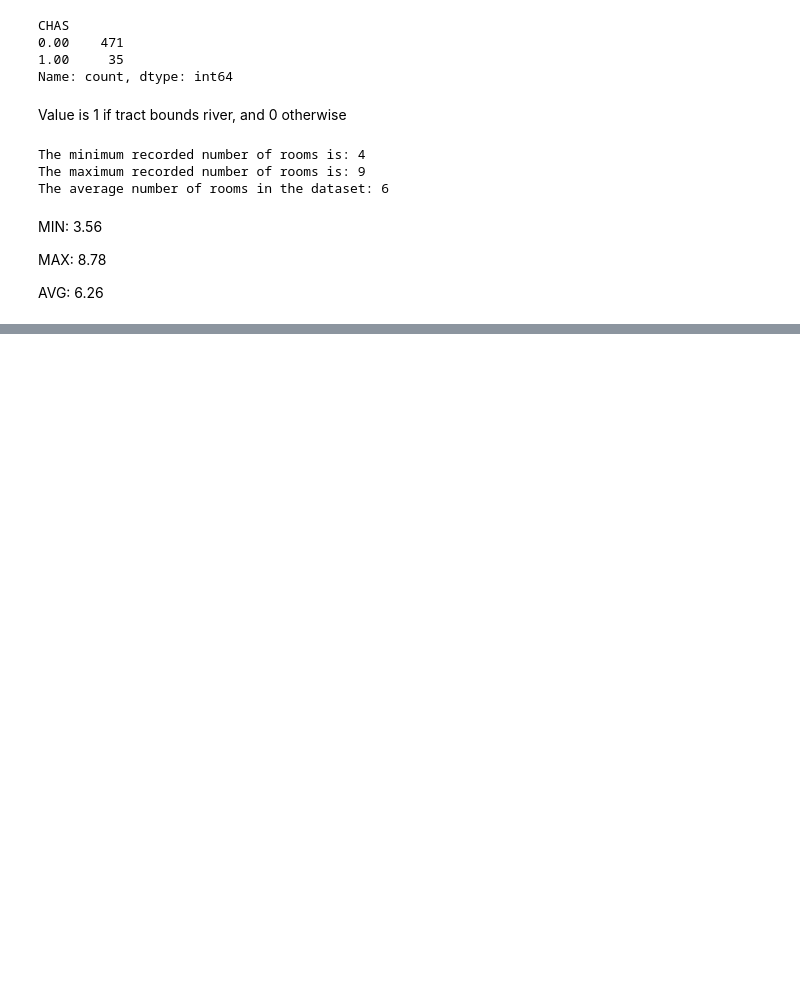
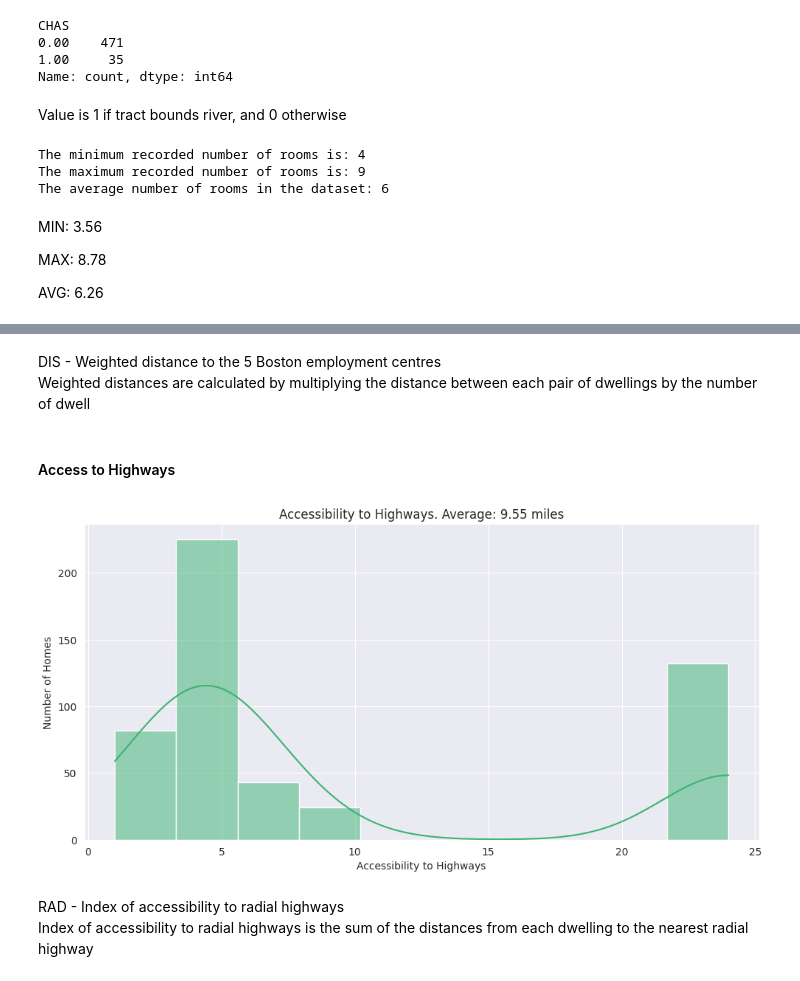
Before and after one commit to DejusDevspace/house-price-prediction, a Jupyter notebook: house_price.ipynb, the cells around one changed output, grey strips where cells are left out. Saved outputs shown, nothing was run; the diff lists cells and outputs as text; code cells hidden in the pictures; blank space fills up the shorter version.

```diff
--- a/house_price.ipynb
+++ b/house_price.ipynb
@@ -141,0 +209,25 @@ AVG: 6.26
+# %% [markdown]
+DIS - Weighted distance to the 5 Boston employment centres <br>
+Weighted distances are calculated by multiplying the distance between each pair of dwellings by the number of dwell
+# %% [markdown]
+#### Access to Highways
+# %%
+with sns.axes_style('darkgrid'):
+        sns.displot(
+            data=dataset,
+            x='RAD',
+            kde=True,
+            aspect=2,
+            color='mediumseagreen',
+        )
+
+plt.title(f'Accessibility to Highways. Average: {(dataset.RAD.mean()):.2f} miles')
+plt.xlabel('Accessibility to Highways')
+plt.ylabel('Number of Homes')
+
+plt.show()
+# %% [output]
+[figure, added]
+# %% [markdown]
+RAD - Index of accessibility to radial highways <br>
+Index of accessibility to radial highways is the sum of the distances from each dwelling to the nearest radial highway
```
Also changed, not shown: parts of 10 cells of this notebook.
